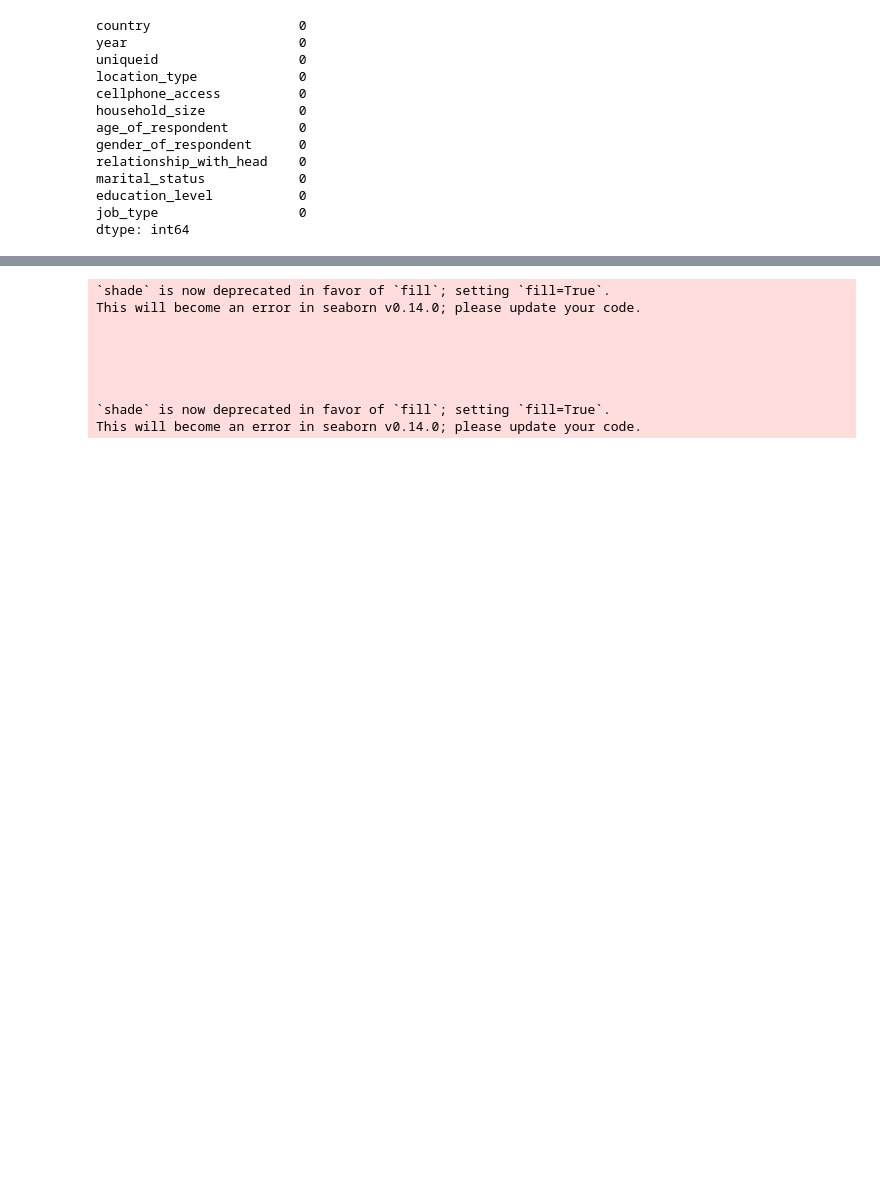
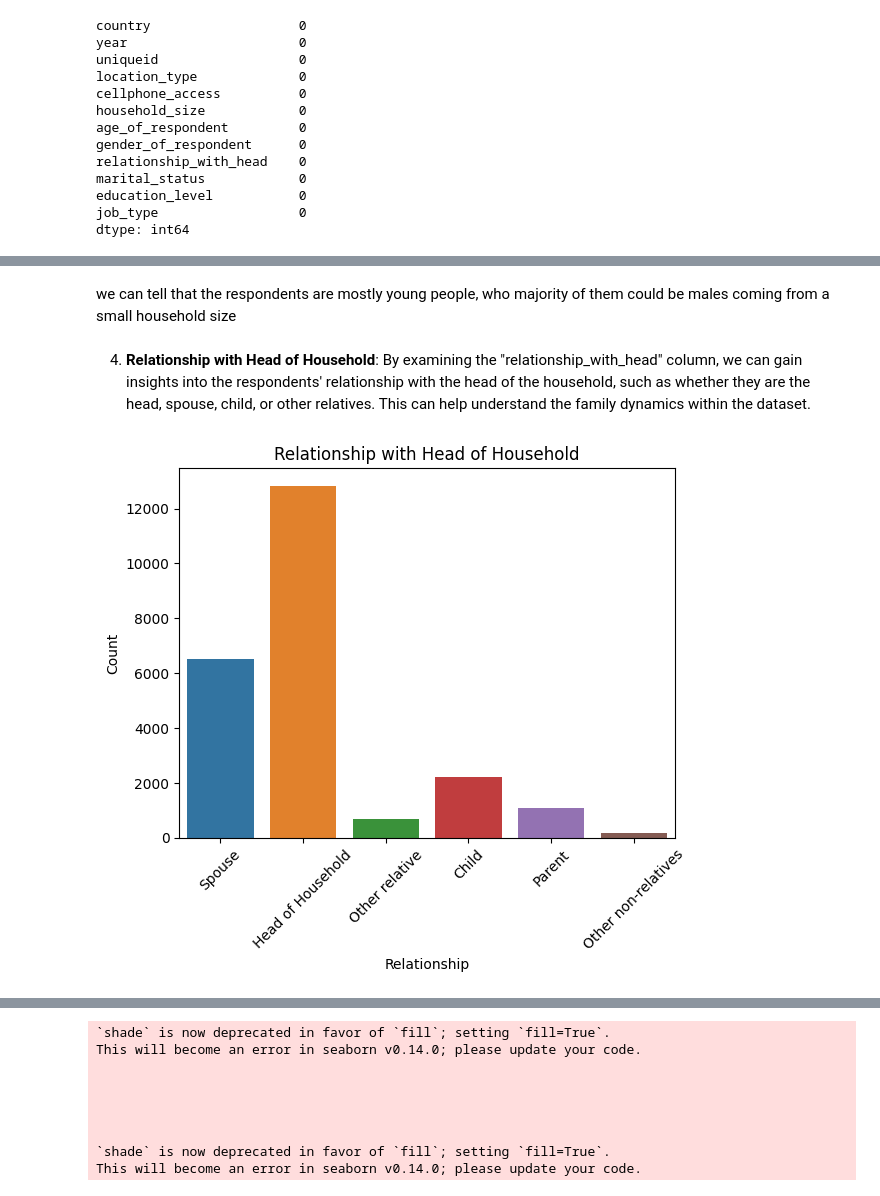
Before and after one commit to henry-254/CapstoneProjects, a Jupyter notebook: Financial_inclusion_in_africa.ipynb, the cells around one changed output, grey strips where cells are left out. Drawn from its saved outputs; the diff is of its cells as text; code cells hidden in the pictures; blank space fills up the shorter version.

```diff
--- a/Financial_inclusion_in_africa.ipynb
+++ b/Financial_inclusion_in_africa.ipynb
@@ -174,0 +230,16 @@ dtype: int64
+# %% [markdown]
+we can tell that the respondents are mostly young people, who majority of them could be males coming from a small household size
+# %% [markdown]
+4. **Relationship with Head of Household**: By examining the "relationship_with_head" column, we can gain insights into the respondents' relationship with the head of the household, such as whether they are the head, spouse, child, or other relatives. This can help understand the family dynamics within the dataset.
+# %%
+# Relationship with Head of Household
+sns.countplot(data=data, x='relationship_with_head')
+plt.title('Relationship with Head of Household')
+plt.xlabel('Relationship')
+plt.ylabel('Count')
+plt.xticks(rotation=45)
+plt.show()
+
+# This plot displays the count of respondents based on their relationship with the head of the household, providing insights into the family dynamics within the dataset.
+# %% [output]
+[figure, added]
```
Also changed, not shown: parts of 58 cells of this notebook.
